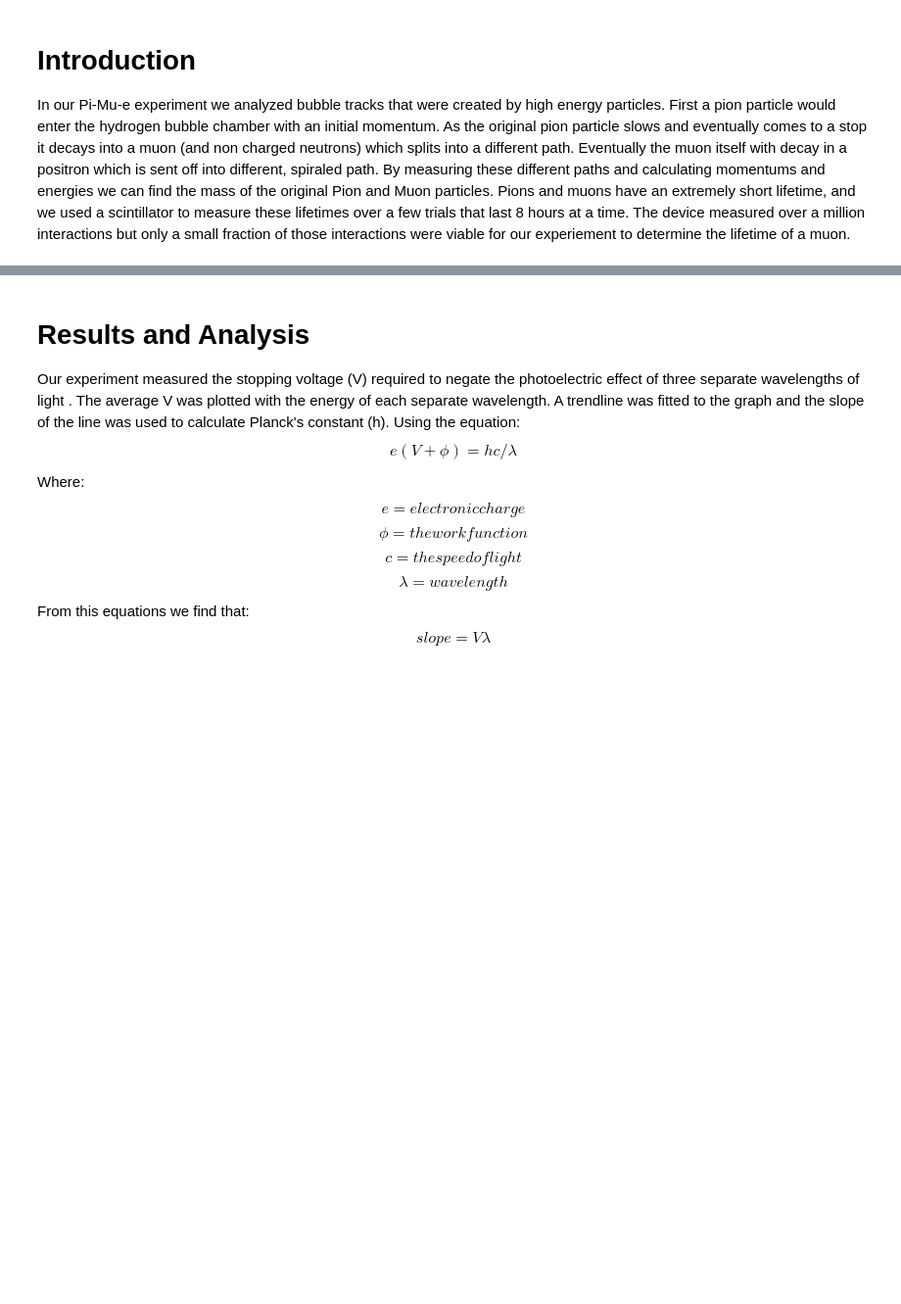
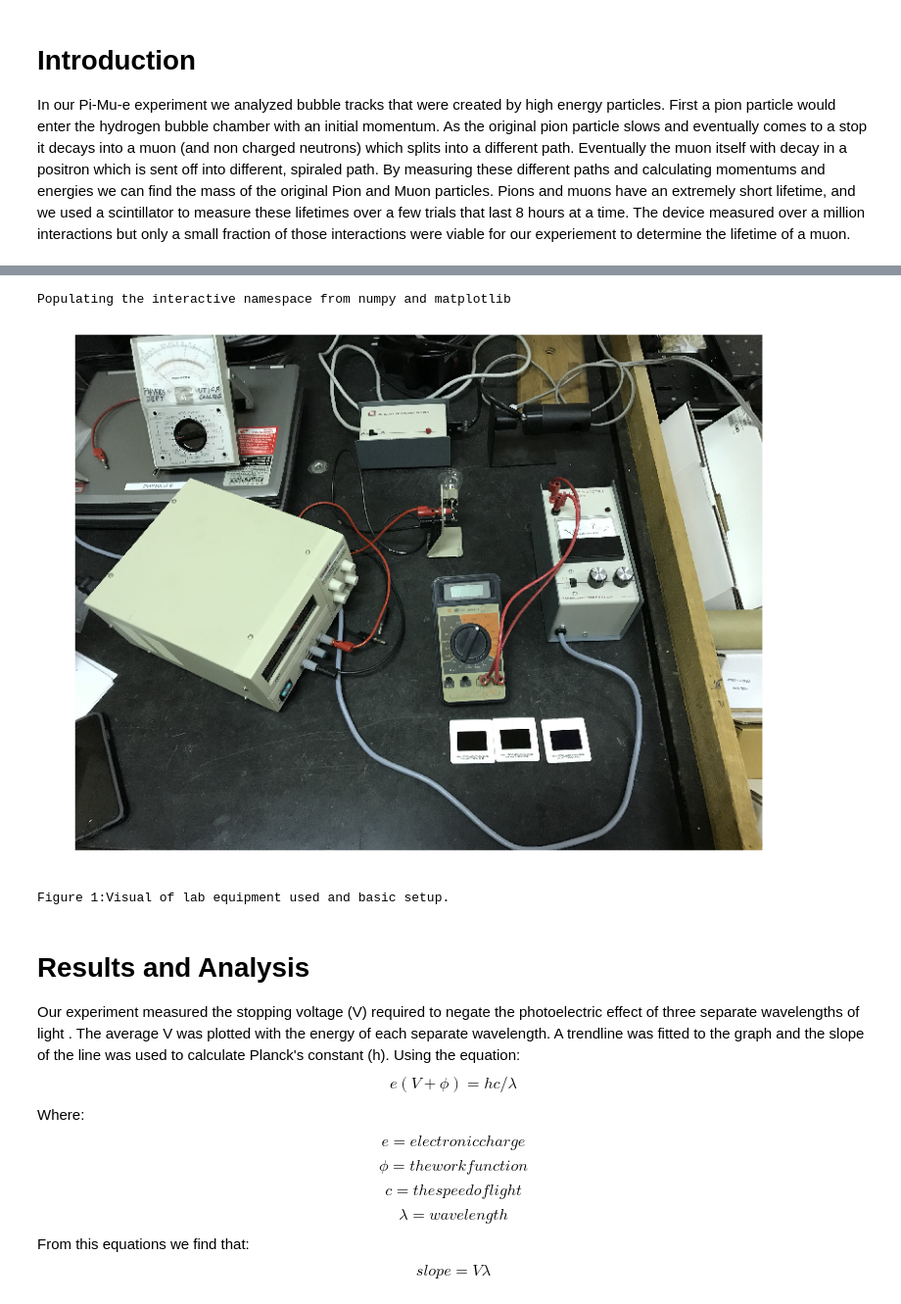
Before and after one commit to jsribaud/PHY363, a Jupyter notebook: lab05/lab05_ks_jh.ipynb, the cells around one changed output, grey strips where cells are left out. Shown at 98% size. Drawn from its saved outputs; the diff is of its cells as text; code cells hidden in the pictures; blank space fills up the shorter version.

```diff
--- a/lab05/lab05_ks_jh.ipynb
+++ b/lab05/lab05_ks_jh.ipynb
@@ -16,3 +16,20 @@ To estimate the value of Planck's constant (h) using the photoelectric effect, a
+# %%
+#Imported a picture from a file to create a figure.
+%pylab inline
+import matplotlib.pyplot as plt
+import matplotlib.image as mpimg
+
+img=mpimg.imread('lab05_setup_ks_jh.jpg')
+plt.figure(figsize=(20,10))
+plt.axis('off')
+imgplot = plt.imshow(img)
+plt.show()
+
+print("Figure 1:Visual of lab equipment used and basic setup.")
+# %% [output]
+Populating the interactive namespace from numpy and matplotlib
+[figure, added]
+Figure 1:Visual of lab equipment used and basic setup.
 # %% [markdown]
 # Results and Analysis
 
```
Also changed, not shown: parts of 2 cells of this notebook.
